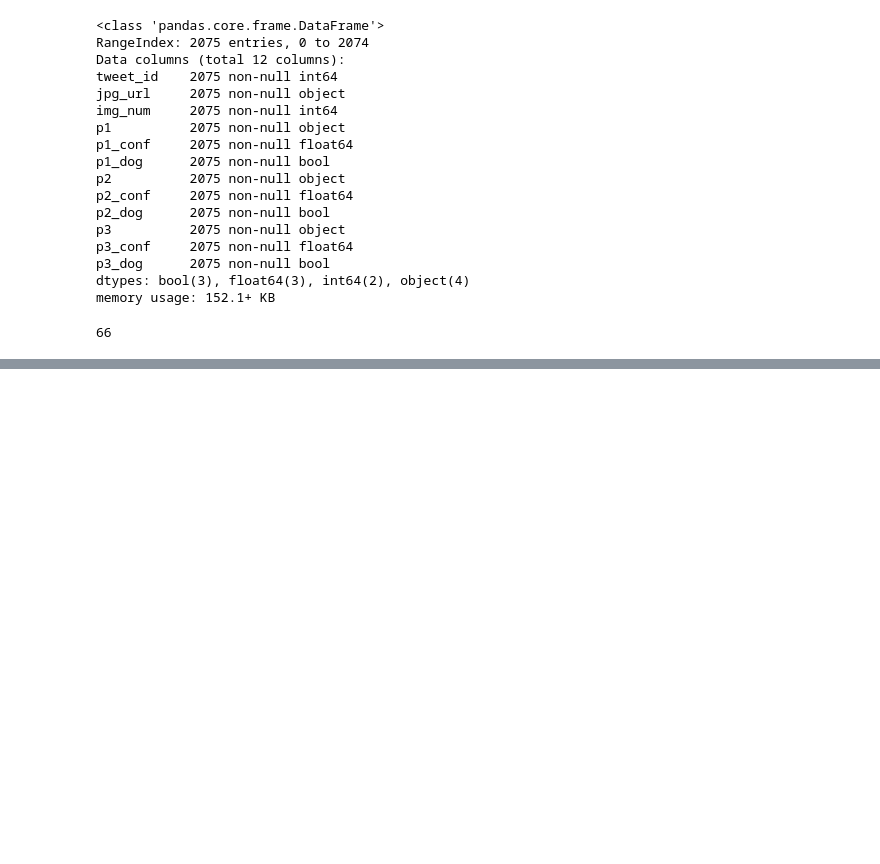
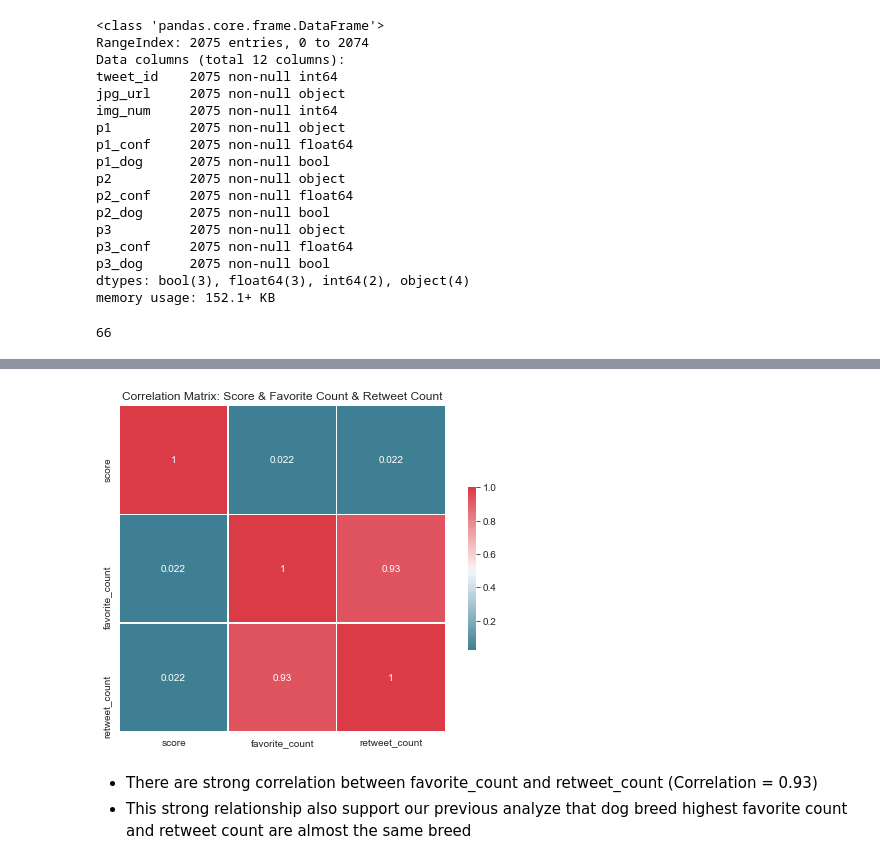
Before and after one commit to Saridat/Data-Wrangling, a Jupyter notebook: test.ipynb, the cells around one changed output, grey strips where cells are left out. Saved outputs shown, nothing was run; the diff lists cells and outputs as text; code cells hidden in the pictures; blank space fills up the shorter version.

```diff
--- a/test.ipynb
+++ b/test.ipynb
@@ -827,0 +1121,10 @@ memory usage: 164.8+ KB
+# %%
+f, ax = plt.subplots(figsize=(8, 6))
+sns.heatmap(df[['score', 'favorite_count', 'retweet_count']].corr(), cmap=sns.diverging_palette(220, 10, as_cmap=True),
+            annot = True, square=True, linewidths=.5, cbar_kws={"shrink": .5})
+plt.title('Correlation Matrix: Score & Favorite Count & Retweet Count');
+# %% [output]
+[figure, added]
+# %% [markdown]
+  - There are strong correlation between favorite_count and retweet_count (Correlation = 0.93)
+  - This strong relationship also support our previous analyze that dog breed highest favorite count and retweet count are almost the same breed
```
Also changed, not shown: parts of 251 cells of this notebook.
